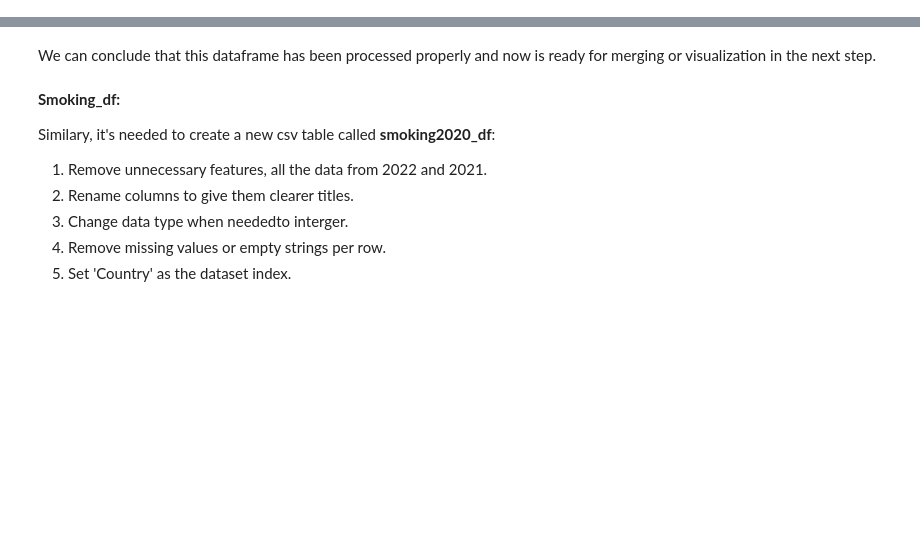
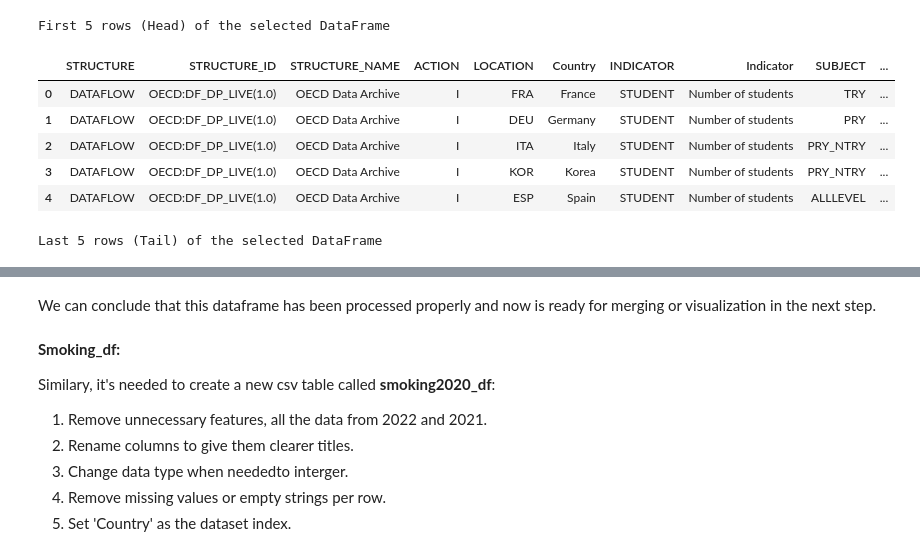
Before and after one commit to DefoNotGus/DV_assesment, a Jupyter notebook: DV_assesment.ipynb, the cells around one changed output, grey strips where cells are left out. Cells and saved outputs as stored; diff of their text form; code cells hidden in the pictures; blank space fills up the shorter version.

```diff
--- a/DV_assesment.ipynb
+++ b/DV_assesment.ipynb
@@ -153,0 +227,23 @@ print(f"Difference in rows: {row_diff}\nDifference in columns: {col_diff}")
+# %%
+#Function to gather an specific amount of tail and head from a dataframe
+def display_df_head_tail(df, num_rows=5):
+    # Get the head and tail of the DataFrame
+    head = df.head(num_rows).to_html(classes='table table-bordered table-striped')
+    tail = df.tail(num_rows).to_html(classes='table table-bordered table-striped')
+# Combine head and tail into a single HTML output with styled scrolling container
+    return f'''
+    <style>
+        .scrollable {{
+            max-height: 250px;
+            overflow: auto;
+        }}
+    </style>
+    <h4>First {num_rows} rows (Head) of the selected DataFrame</h4>
+    <div class="scrollable">
+        {head}
+    </div>
+    <h4>Last {num_rows} rows (Tail) of the selected DataFrame</h4>
+    <div class="scrollable">
+        {tail}
+    </div>
+    '''
@@ -153,0 +345,12 @@ print(f"Difference in rows: {row_diff}\nDifference in columns: {col_diff}")
+# %%
+# Education Stats
+display(HTML(display_df_head_tail(students_df)))
+# %% [output]
+First 5 rows (Head) of the selected DataFrame
+|  | STRUCTURE | STRUCTURE_ID | STRUCTURE_NAME | ACTION | LOCATION | Country | INDICATOR | Indicator | SUBJECT | ... |
+| 0 | DATAFLOW | OECD:DF_DP_LIVE(1.0) | OECD Data Archive | I | FRA | France | STUDENT | Number of students | TRY | ... |
+| 1 | DATAFLOW | OECD:DF_DP_LIVE(1.0) | OECD Data Archive | I | DEU | Germany | STUDENT | Number of students | PRY | ... |
+| 2 | DATAFLOW | OECD:DF_DP_LIVE(1.0) | OECD Data Archive | I | ITA | Italy | STUDENT | Number of students | PRY_NTRY | ... |
+| 3 | DATAFLOW | OECD:DF_DP_LIVE(1.0) | OECD Data Archive | I | KOR | Korea | STUDENT | Number of students | PRY_NTRY | ... |
+| 4 | DATAFLOW | OECD:DF_DP_LIVE(1.0) | OECD Data Archive | I | ESP | Spain | STUDENT | Number of students | ALLLEVEL | ... |
+Last 5 rows (Tail) of the selected DataFrame
```
Also changed, not shown: parts of 68 cells of this notebook, 3 other files.
